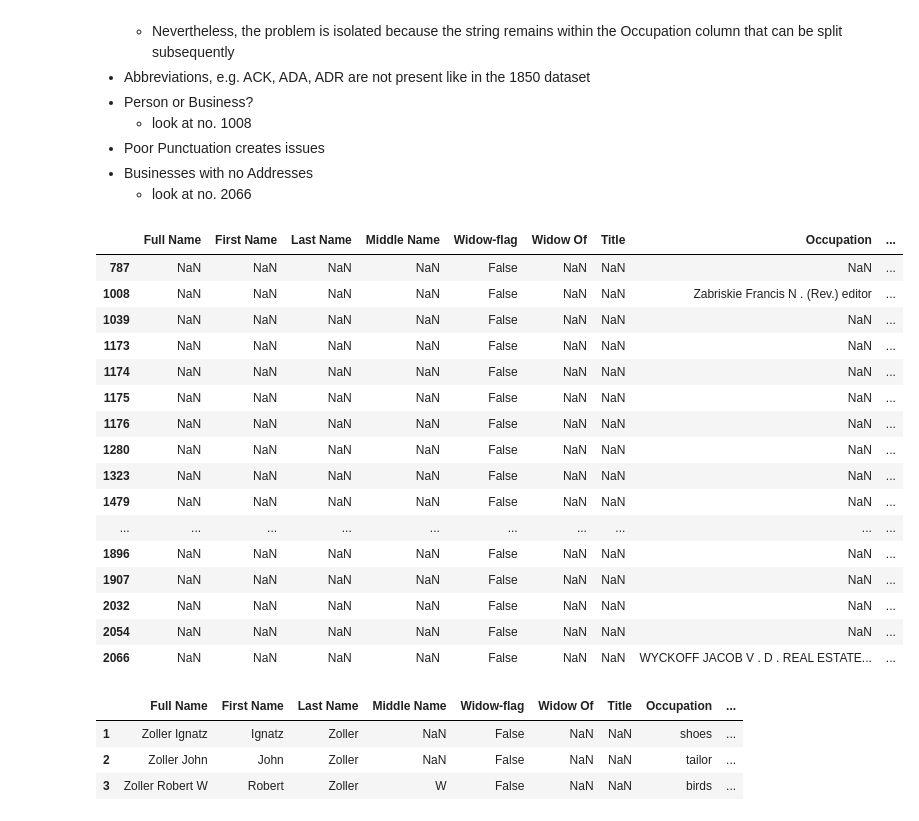
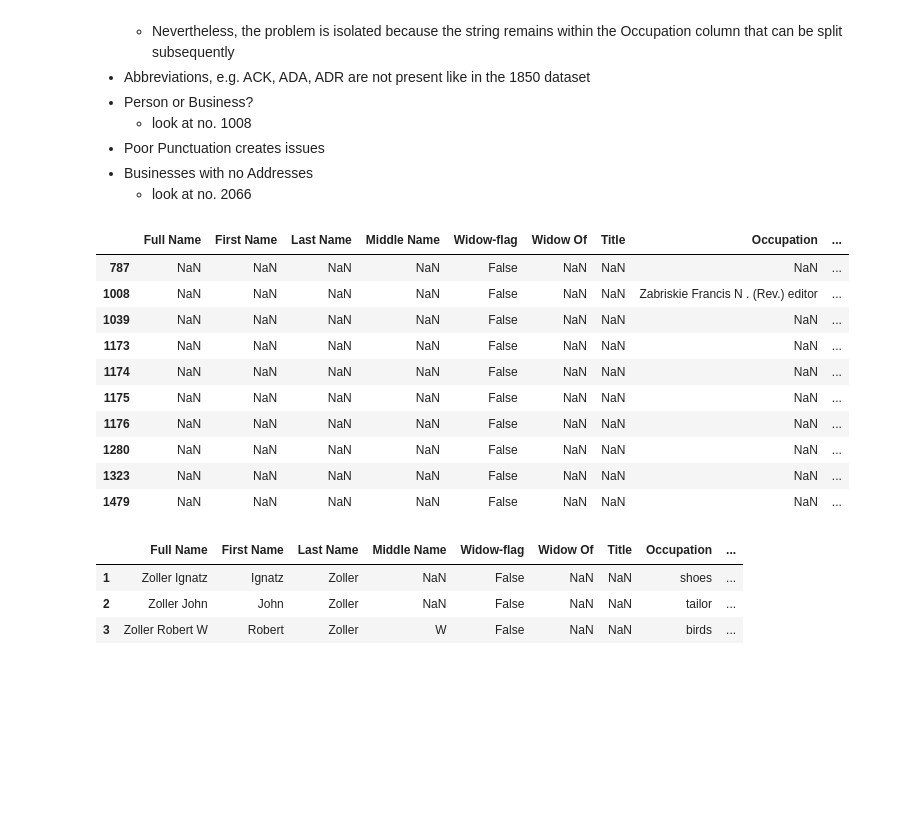
Before and after one commit to CenterForSpatialResearch/hnyc_cd_processing, a Jupyter notebook: EDA.ipynb, the cells around one changed output. Drawn from its saved outputs; the diff is of its cells as text; code cells hidden in the pictures; blank space fills up the shorter version.

```diff
--- a/EDA.ipynb
+++ b/EDA.ipynb
@@ -207,25 +216,19 @@ msno.heatmap(output_1880)
     - look at no. 2066
 # %%
 # Print out Sample of Missing Full Names
-output_1880[output_1880['Full Name'].isna()].head(20)
+output_1880[output_1880['Full Name'].isna()].head(10)
 # %% [output]
 |  | Full Name | First Name | Last Name | Middle Name | Widow-flag | Widow Of | Title | Occupation | ... |
 | 787 | NaN | NaN | NaN | NaN | False | NaN | NaN | NaN | ... |
 | 1008 | NaN | NaN | NaN | NaN | False | NaN | NaN | Zabriskie Francis N . (Rev.) editor | ... |
 | 1039 | NaN | NaN | NaN | NaN | False | NaN | NaN | NaN | ... |
 | 1173 | NaN | NaN | NaN | NaN | False | NaN | NaN | NaN | ... |
 | 1174 | NaN | NaN | NaN | NaN | False | NaN | NaN | NaN | ... |
 | 1175 | NaN | NaN | NaN | NaN | False | NaN | NaN | NaN | ... |
 | 1176 | NaN | NaN | NaN | NaN | False | NaN | NaN | NaN | ... |
 | 1280 | NaN | NaN | NaN | NaN | False | NaN | NaN | NaN | ... |
 | 1323 | NaN | NaN | NaN | NaN | False | NaN | NaN | NaN | ... |
 | 1479 | NaN | NaN | NaN | NaN | False | NaN | NaN | NaN | ... |
-| ... | ... | ... | ... | ... | ... | ... | ... | ... | ... |
-| 1896 | NaN | NaN | NaN | NaN | False | NaN | NaN | NaN | ... |
-| 1907 | NaN | NaN | NaN | NaN | False | NaN | NaN | NaN | ... |
-| 2032 | NaN | NaN | NaN | NaN | False | NaN | NaN | NaN | ... |
-| 2054 | NaN | NaN | NaN | NaN | False | NaN | NaN | NaN | ... |
-| 2066 | NaN | NaN | NaN | NaN | False | NaN | NaN | WYCKOFF JACOB V . D . REAL ESTATE... | ... |
 # %%
 output_1880.head(3)
 # %% [output]
```
Also changed, not shown: parts of 1 cell of this notebook, 7 other files.
